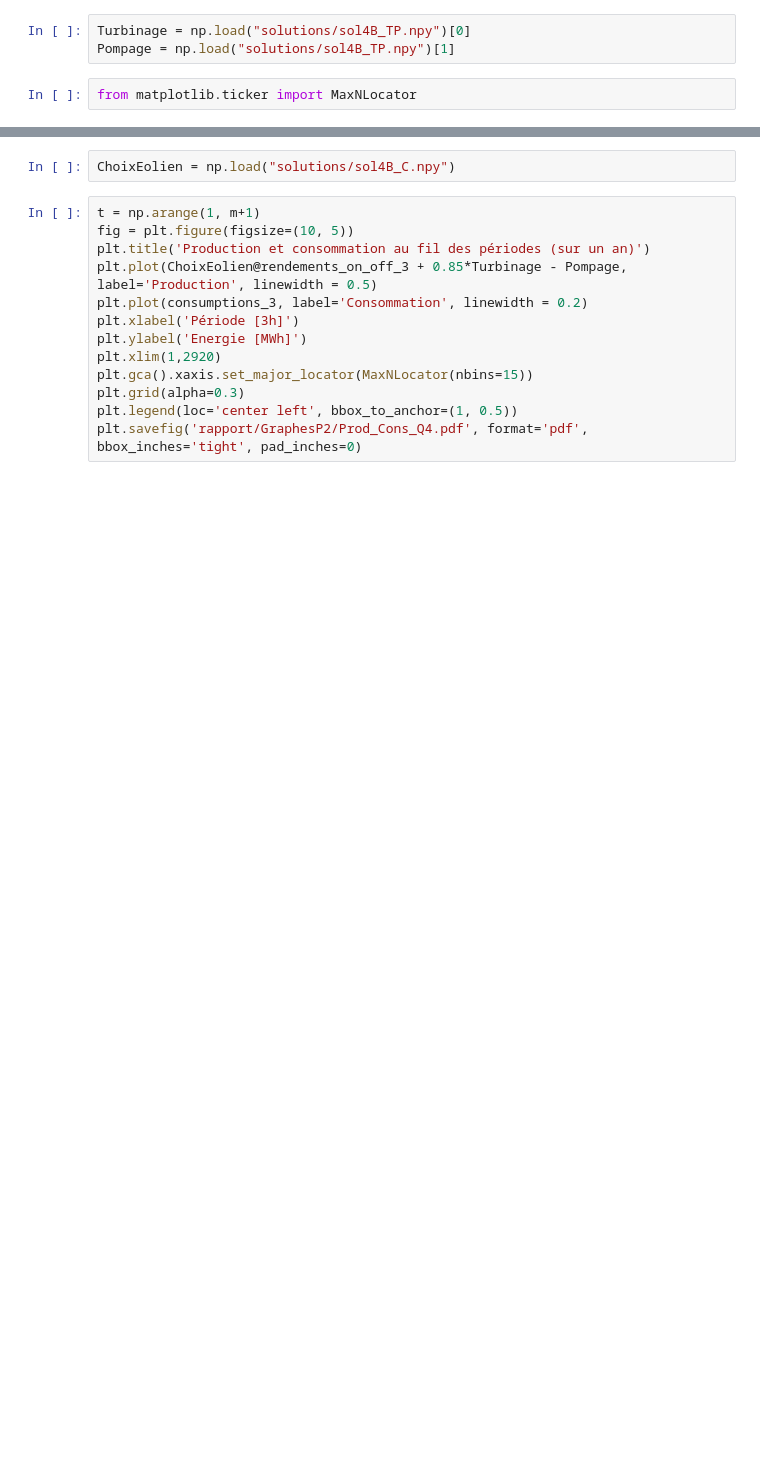
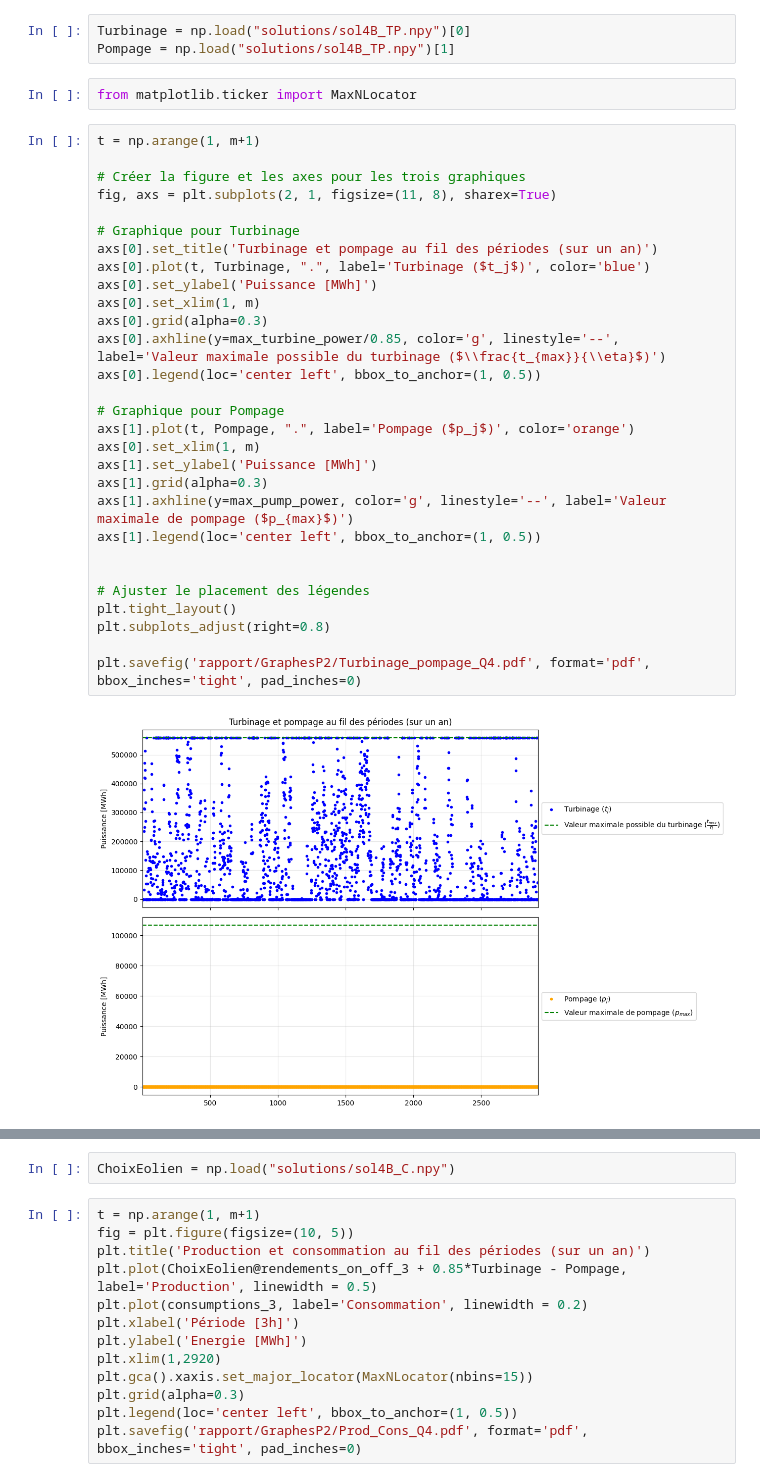
Before and after one commit to AhouLucas/projet-opti, a Jupyter notebook: Partie2/part2.ipynb, the cells around one changed output, grey strips where cells are left out. Drawn from its saved outputs; the diff is of its cells as text; blank space fills up the shorter version.

```diff
--- a/Partie2/part2.ipynb
+++ b/Partie2/part2.ipynb
@@ -180,6 +182,37 @@ Turbinage = np.load("solutions/sol4B_TP.npy")[0]
 Pompage = np.load("solutions/sol4B_TP.npy")[1]
 # %%
 from matplotlib.ticker import MaxNLocator
+# %%
+t = np.arange(1, m+1)
+
+# Créer la figure et les axes pour les trois graphiques
+fig, axs = plt.subplots(2, 1, figsize=(11, 8), sharex=True)
+
+# Graphique pour Turbinage
+axs[0].set_title('Turbinage et pompage au fil des périodes (sur un an)')
+axs[0].plot(t, Turbinage, ".", label='Turbinage ($t_j$)', color='blue')
+axs[0].set_ylabel('Puissance [MWh]')
+axs[0].set_xlim(1, m)
+axs[0].grid(alpha=0.3)
+axs[0].axhline(y=max_turbine_power/0.85, color='g', linestyle='--', label='Valeur maximale possible du turbinage ($\\frac{t_{max}}{\\eta}$)')
+axs[0].legend(loc='center left', bbox_to_anchor=(1, 0.5))
+
+# Graphique pour Pompage
+axs[1].plot(t, Pompage, ".", label='Pompage ($p_j$)', color='orange')
+axs[0].set_xlim(1, m)
+axs[1].set_ylabel('Puissance [MWh]')
+axs[1].grid(alpha=0.3)
+axs[1].axhline(y=max_pump_power, color='g', linestyle='--', label='Valeur maximale de pompage ($p_{max}$)')
+axs[1].legend(loc='center left', bbox_to_anchor=(1, 0.5))
+
+
+# Ajuster le placement des légendes
+plt.tight_layout()
+plt.subplots_adjust(right=0.8)
+
+plt.savefig('rapport/GraphesP2/Turbinage_pompage_Q4.pdf', format='pdf', bbox_inches='tight', pad_inches=0)
+# %% [output]
+[figure, added]
 # %%
 t = np.arange(1, m+1)
 fig = plt.figure(figsize=(10, 5))
```
Also changed, not shown: parts of 34 cells of this notebook.
